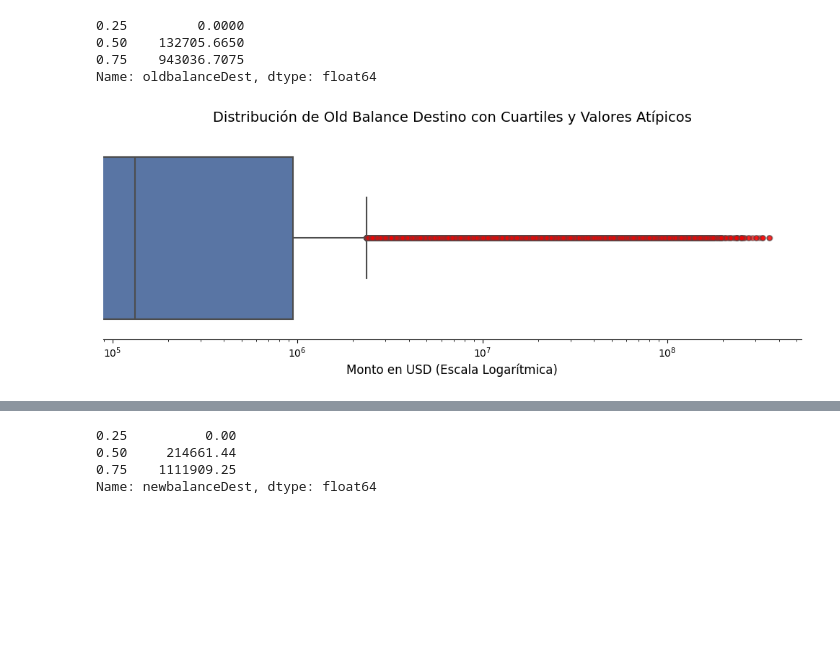
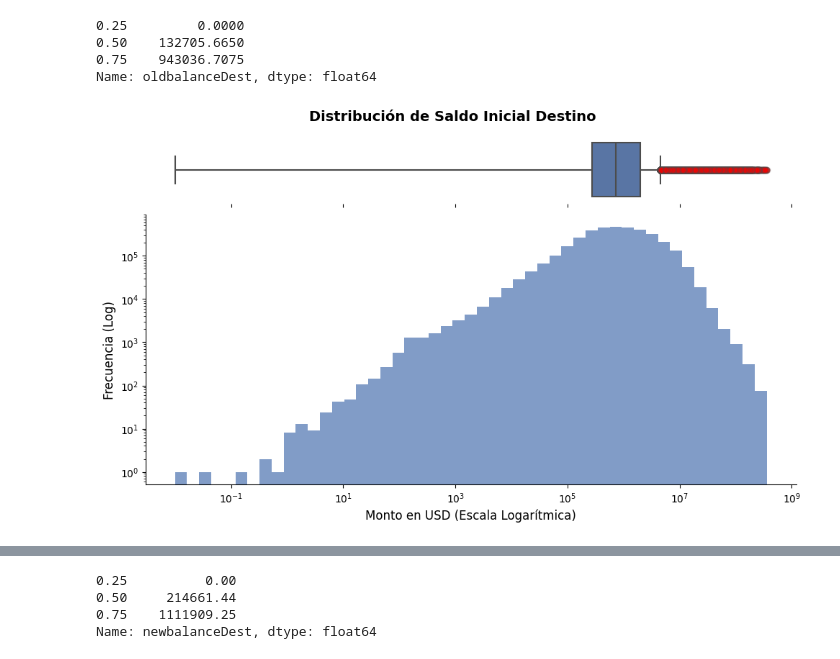
Before and after one commit to EmmaAli1604/Deteccion-Fraudes-Bancarios, a Jupyter notebook: deteccion-fraudes-bancarios/notebooks/EDA.ipynb, the cells around one changed output, grey strips where cells are left out. Cells and saved outputs as stored; diff of their text form; code cells hidden in the pictures; blank space fills up the shorter version.

```diff
--- a/deteccion-fraudes-bancarios/notebooks/EDA.ipynb
+++ b/deteccion-fraudes-bancarios/notebooks/EDA.ipynb
@@ -221,30 +312,62 @@ print(cuartiles)
 0.75    943036.7075
 Name: oldbalanceDest, dtype: float64
 # %%
-plt.figure(figsize=(10, 4))
+df_plot = data[data["oldbalanceDest"] > 0]
+
+fig, (ax_box, ax_hist) = plt.subplots(
+    2,
+    1,
+    figsize=(10, 6),
+    sharex=True,
+    gridspec_kw={"height_ratios": (0.2, 0.8)},
+)
 
 
 sns.boxplot(
-    x=data['oldbalanceDest'],
-    color='#4C72B0',
+    x=df_plot["oldbalanceDest"],
+    color="#4C72B0",
     linewidth=1.5,
-    flierprops={'marker': 'o', 'markerfacecolor': 'red', 'alpha': 0.3} # Estiliza los valores atípicos
+    flierprops={"marker": "o", "markerfacecolor": "red", "alpha": 0.3},
+    ax=ax_box,
+)
+ax_box.set(xlabel="")
+ax_box.set_xscale("log")
+
+ax_box.spines["top"].set_visible(False)
+ax_box.spines["right"].set_visible(False)
+ax_box.spines["left"].set_visible(False)
+ax_box.spines["bottom"].set_visible(False)
+ax_box.get_yaxis().set_visible(False)
+
+
+min_val = df_plot["oldbalanceDest"].min()
+max_val = df_plot["oldbalanceDest"].max()
+
+bins_log = np.logspace(np.log10(min_val), np.log10(max_val), 50)
+
+ax_hist.hist(
+    df_plot["oldbalanceDest"],
+    bins=bins_log,
+    color="#4C72B0",
+    alpha=0.7,
+    log=True
 )
 
+ax_hist.set_xscale("log")
 
-plt.xscale('log')
+ax_hist.spines["top"].set_visible(False)
+ax_hist.spines["right"].set_visible(False)
+ax_hist.set_xlabel("Monto en USD (Escala Logarítmica)", fontsize=12)
+ax_hist.set_ylabel("Frecuencia (Log)", fontsize=12)
 
-
-plt.title('Distribución de Old Balance Destino con Cuartiles y Valores Atípicos', fontsize=14, pad=15)
-plt.xlabel('Monto en USD (Escala Logarítmica)', fontsize=12)
-
-
-plt.gca().spines['top'].set_visible(False)
-plt.gca().spines['right'].set_visible(False)
-plt.gca().spines['left'].set_visible(False)
-plt.gca().get_yaxis().set_visible(False)
+plt.suptitle(
+    "Distribución de Saldo Inicial Destino",
+    fontsize=14,
+    fontweight="bold",
+    y=0.98,
+)
 
 plt.tight_layout()
 plt.show()
 # %% [output]
-[figure, old version]
+[figure, new version]
```
Also changed, not shown: parts of 29 cells of this notebook.
